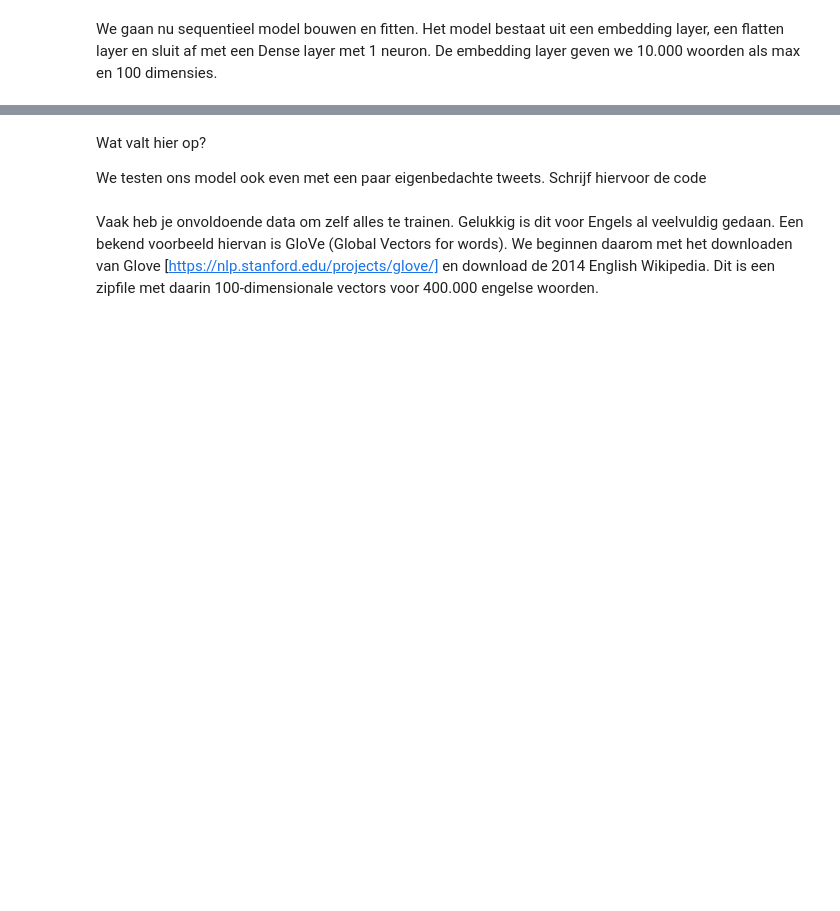
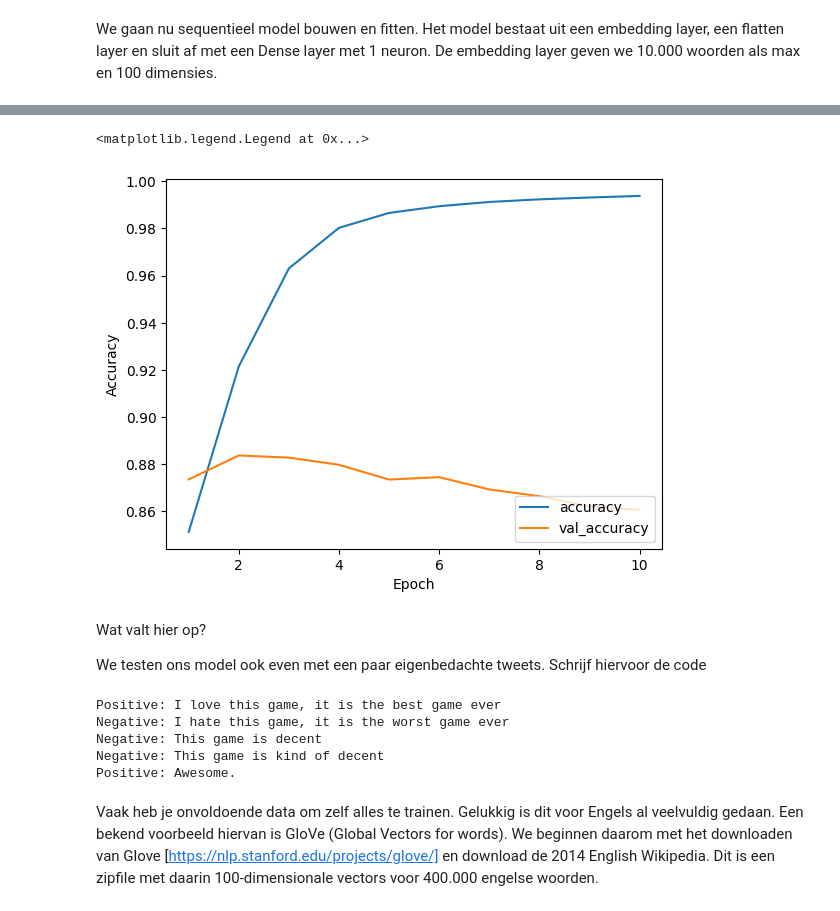
Before and after one commit to usadson/machine-learning, a Jupyter notebook: Thema 3/Thema3werkcollege1en2_studentversie.ipynb, the cells around one changed output, grey strips where cells are left out. Drawn from its saved outputs; the diff is of its cells as text; code cells hidden in the pictures; blank space fills up the shorter version.

```diff
--- a/Thema 3/Thema3werkcollege1en2_studentversie.ipynb
+++ b/Thema 3/Thema3werkcollege1en2_studentversie.ipynb
@@ -11,3 +51,9 @@ In dit werkcollege gaan we aan de slag met Word embeddings. Op de elo vind je ee
 We hebben nu 100.000 reviews, waarvan er 50.000 positief zijn. We gaan nu de tokenizen zodat ieder woord een eigen integer waarde krijgt.
 # %%
 #tokenize de tekst ga uit van max 10.000 woorden
+
+WORD_COUNT = 10000
+
+tokenizer = Tokenizer(num_words=WORD_COUNT)
+tokenizer.fit_on_texts(text)
+tokenizer.word_index
@@ -15,3 +79,7 @@ We hebben nu 100.000 reviews, waarvan er 50.000 positief zijn. We gaan nu de tok
 Nu hebben we eerder al gezien dat niet alle reviews even lang zijn. Daarom gaan we deze aanvullen (padding) naar 50 woorden. Lange reviews worden afgekapt. Ivm de performance beperken we ons hier tot de 1e 50 woorden.
 # %%
 #vul de reviews aan tot 50 woorden
+WORDS_IN_SEQUENCE = 50
+sequences = tokenizer.texts_to_sequences(text)
+sequences = keras.preprocessing.sequence.pad_sequences(sequences, maxlen=WORDS_IN_SEQUENCE)
+sequences[0]
@@ -19,5 +93,20 @@ Nu hebben we eerder al gezien dat niet alle reviews even lang zijn. Daarom gaan
 We gaan nu sequentieel model bouwen en fitten. Het model bestaat uit een embedding layer, een flatten layer en sluit af met een Dense layer met 1 neuron. De embedding layer geven we 10.000 woorden als max en 100 dimensies.
 # %%
 #bouw een model met een embedding layer
+DIMS = 100
+model = models.Sequential([
+    layers.Embedding(input_dim=WORD_COUNT, output_dim=DIMS, input_length=WORDS_IN_SEQUENCE),
+    layers.Flatten(),
+    layers.Dense(1, activation='sigmoid'),
+])
 # %%
 #compile en fit het model. epochs=10 validation_split=0.2
+# output = 1 tensor, dat de `sentiment` moet zijn
+
+model.compile(optimizer='adam', loss='mse', metrics=['accuracy'])
+history = model.fit(sequences, sentiment, epochs=10, validation_split=0.2)
+
+# if not histories exists, create one and add the next
+if 'histories' not in locals():
+    histories = []
+histories.append(history)
@@ -24,11 +140,41 @@ We gaan nu sequentieel model bouwen en fitten. Het model bestaat uit een embeddi
 # %%
-#plot de accuracy en validated accuracy
+acc=histories[-1].history['accuracy']
+val_acc=histories[-1].history['val_accuracy']
+epochs=range(1, len(acc)+1)
+plt.plot(epochs, acc, label='accuracy')
+plt.plot(epochs, val_acc, label = 'val_accuracy')
+plt.xlabel('Epoch')
+plt.ylabel('Accuracy')
+plt.legend(loc='lower right')
+# %% [output]
+<matplotlib.legend.Legend at 0x...>
+[figure, added]
 # %% [markdown]
 Wat valt hier op?
 
 We testen ons model ook even met een paar eigenbedachte tweets. Schrijf hiervoor de code
 # %%
 #test een zelfbedachte tweet. Zorg ervoor dat er negative of positive uitkomt
+def rateTweet(tweet_text):
+    tweet = tokenizer.texts_to_sequences([tweet_text])
+    tweet = keras.preprocessing.sequence.pad_sequences(tweet, maxlen=WORDS_IN_SEQUENCE)
+    prediction = model.predict(tweet, verbose=0)
+    if prediction[0][0] > 0.5:
+        print("Positive: " + tweet_text)
+    else:
+        print("Negative: " + tweet_text)
+
+rateTweet("I love this game, it is the best game ever")
+rateTweet("I hate this game, it is the worst game ever")
+rateTweet("This game is decent")
+rateTweet("This game is kind of decent")
+rateTweet("Awesome.")
+# %% [output]
+Positive: I love this game, it is the best game ever
+Negative: I hate this game, it is the worst game ever
+Negative: This game is decent
+Negative: This game is kind of decent
+Positive: Awesome.
 # %% [markdown]
 Vaak heb je onvoldoende data om zelf alles te trainen. Gelukkig is dit voor Engels al veelvuldig gedaan. Een bekend voorbeeld hiervan is GloVe (Global Vectors for words). We beginnen daarom met het downloaden van Glove [https://nlp.stanford.edu/projects/glove/] en download de 2014 English Wikipedia. Dit is een zipfile met daarin 100-dimensionale vectors voor 400.000 engelse woorden.
 # %%
```
Also changed, not shown: parts of 16 cells of this notebook, 1 other file.
